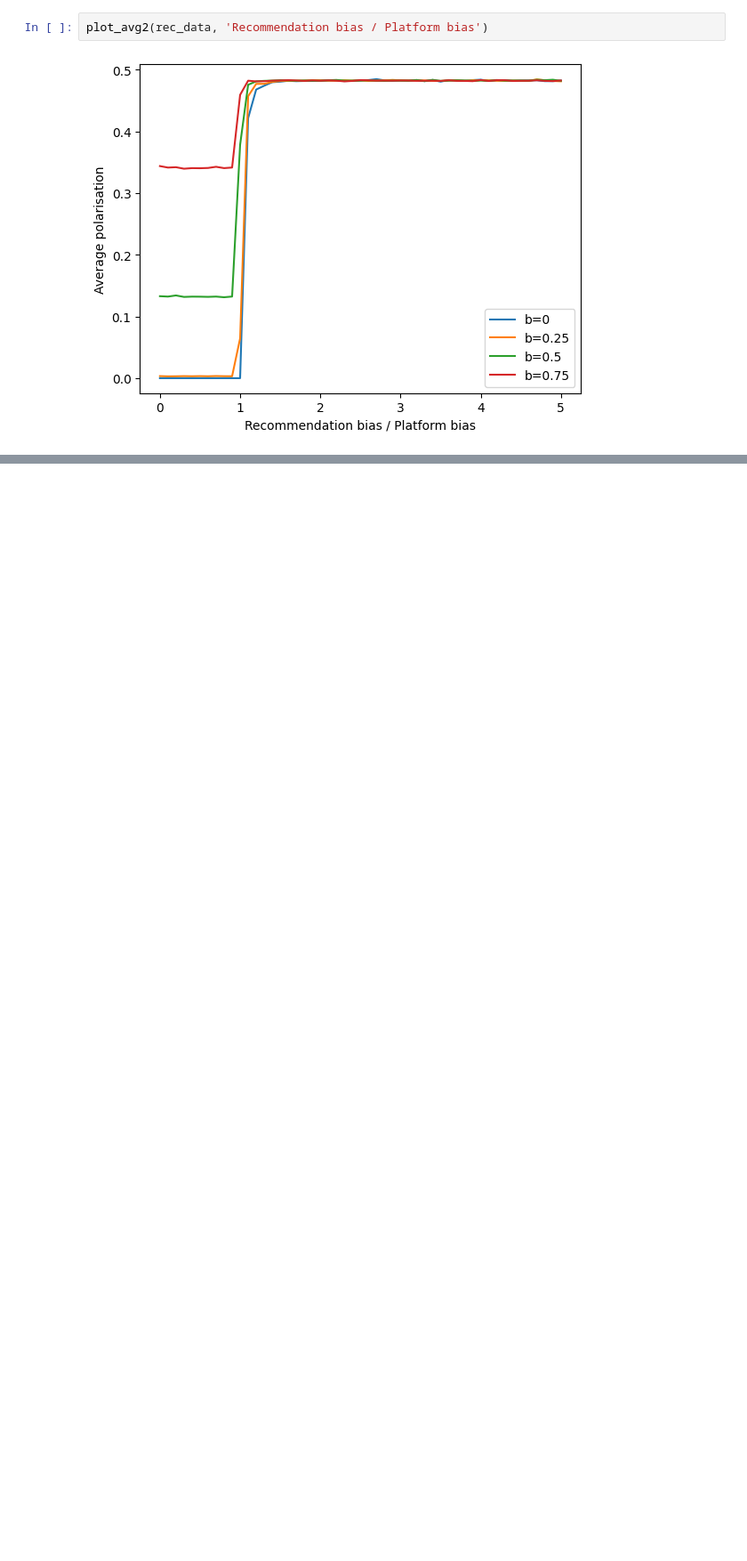
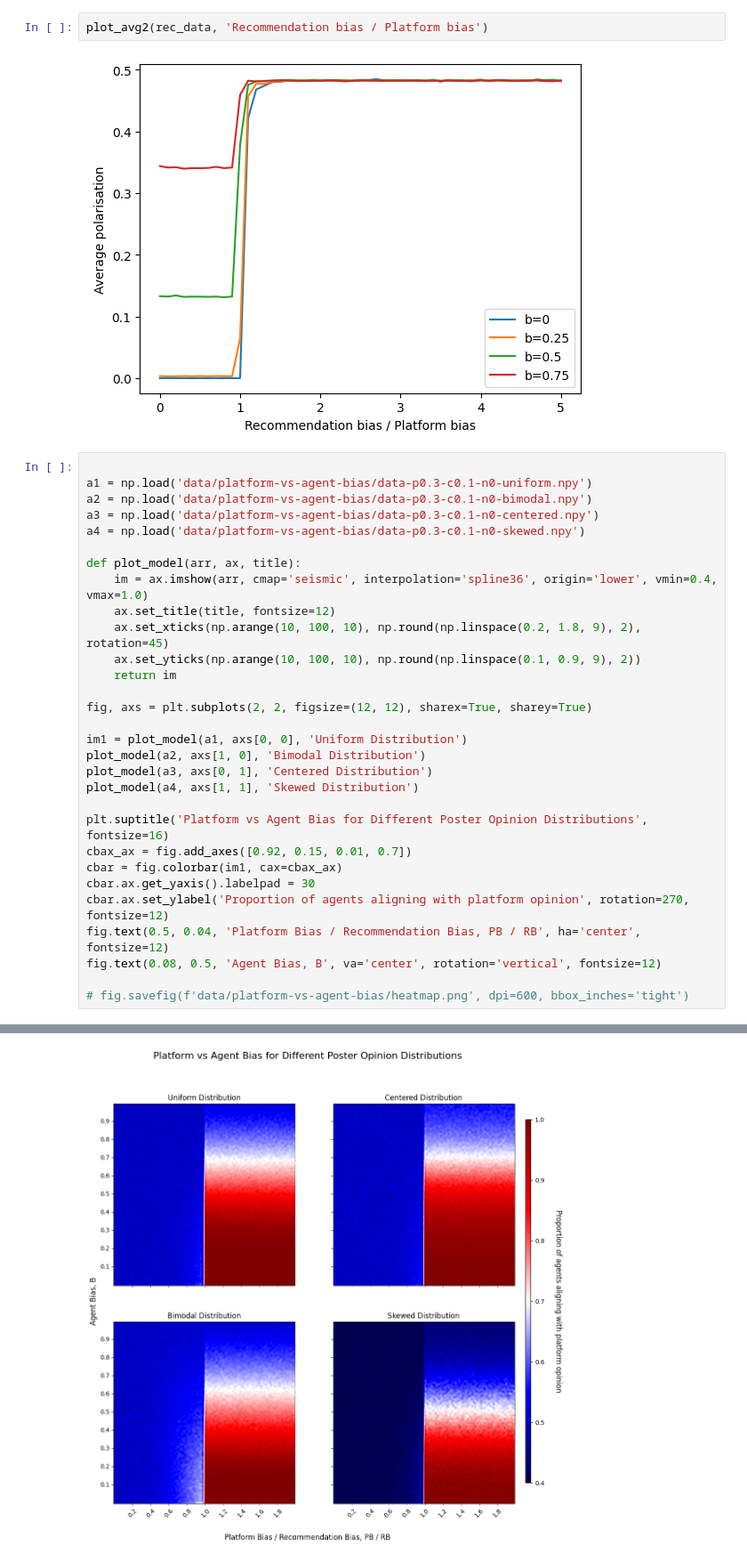
Before and after one commit to jasperpato/Social_Media_Simulator, a Jupyter notebook: analysis.ipynb, the cells around one changed output, grey strips where cells are left out. Shown: that part at 89% size. Cells and saved outputs as stored; diff of their text form; blank space fills up the shorter version.

```diff
--- a/analysis.ipynb
+++ b/analysis.ipynb
@@ -165,3 +166,34 @@ plot_conform(rec_data, 'Recommendation bias / Platform bias')
 plot_avg2(rec_data, 'Recommendation bias / Platform bias')
 # %% [output]
 [figure]
+# %%
+
+a1 = np.load('data/platform-vs-agent-bias/data-p0.3-c0.1-n0-uniform.npy')
+a2 = np.load('data/platform-vs-agent-bias/data-p0.3-c0.1-n0-bimodal.npy')
+a3 = np.load('data/platform-vs-agent-bias/data-p0.3-c0.1-n0-centered.npy')
+a4 = np.load('data/platform-vs-agent-bias/data-p0.3-c0.1-n0-skewed.npy')
+
+def plot_model(arr, ax, title):
+	im = ax.imshow(arr, cmap='seismic', interpolation='spline36', origin='lower', vmin=0.4, vmax=1.0)
+	ax.set_title(title, fontsize=12)
+	ax.set_xticks(np.arange(10, 100, 10), np.round(np.linspace(0.2, 1.8, 9), 2), rotation=45)
+	ax.set_yticks(np.arange(10, 100, 10), np.round(np.linspace(0.1, 0.9, 9), 2))
+	return im
+
+fig, axs = plt.subplots(2, 2, figsize=(12, 12), sharex=True, sharey=True)
+
+im1 = plot_model(a1, axs[0, 0], 'Uniform Distribution')
+plot_model(a2, axs[1, 0], 'Bimodal Distribution')
+plot_model(a3, axs[0, 1], 'Centered Distribution')
+plot_model(a4, axs[1, 1], 'Skewed Distribution')
+
+plt.suptitle('Platform vs Agent Bias for Different Poster Opinion Distributions', fontsize=16)
+cbax_ax = fig.add_axes([0.92, 0.15, 0.01, 0.7])
+cbar = fig.colorbar(im1, cax=cbax_ax)
+cbar.ax.get_yaxis().labelpad = 30
+cbar.ax.set_ylabel('Proportion of agents aligning with platform opinion', rotation=270, fontsize=12)
+fig.text(0.5, 0.04, 'Platform Bias / Recommendation Bias, PB / RB', ha='center', fontsize=12)
+fig.text(0.08, 0.5, 'Agent Bias, B', va='center', rotation='vertical', fontsize=12)
+
+# fig.savefig(f'data/platform-vs-agent-bias/heatmap.png', dpi=600, bbox_inches='tight')
+# %% [output]
@@ -167,0 +201 @@ plot_avg2(rec_data, 'Recommendation bias / Platform bias')
+[figure, added]
```
Also changed, not shown: parts of 2 cells of this notebook, 3 other files.
